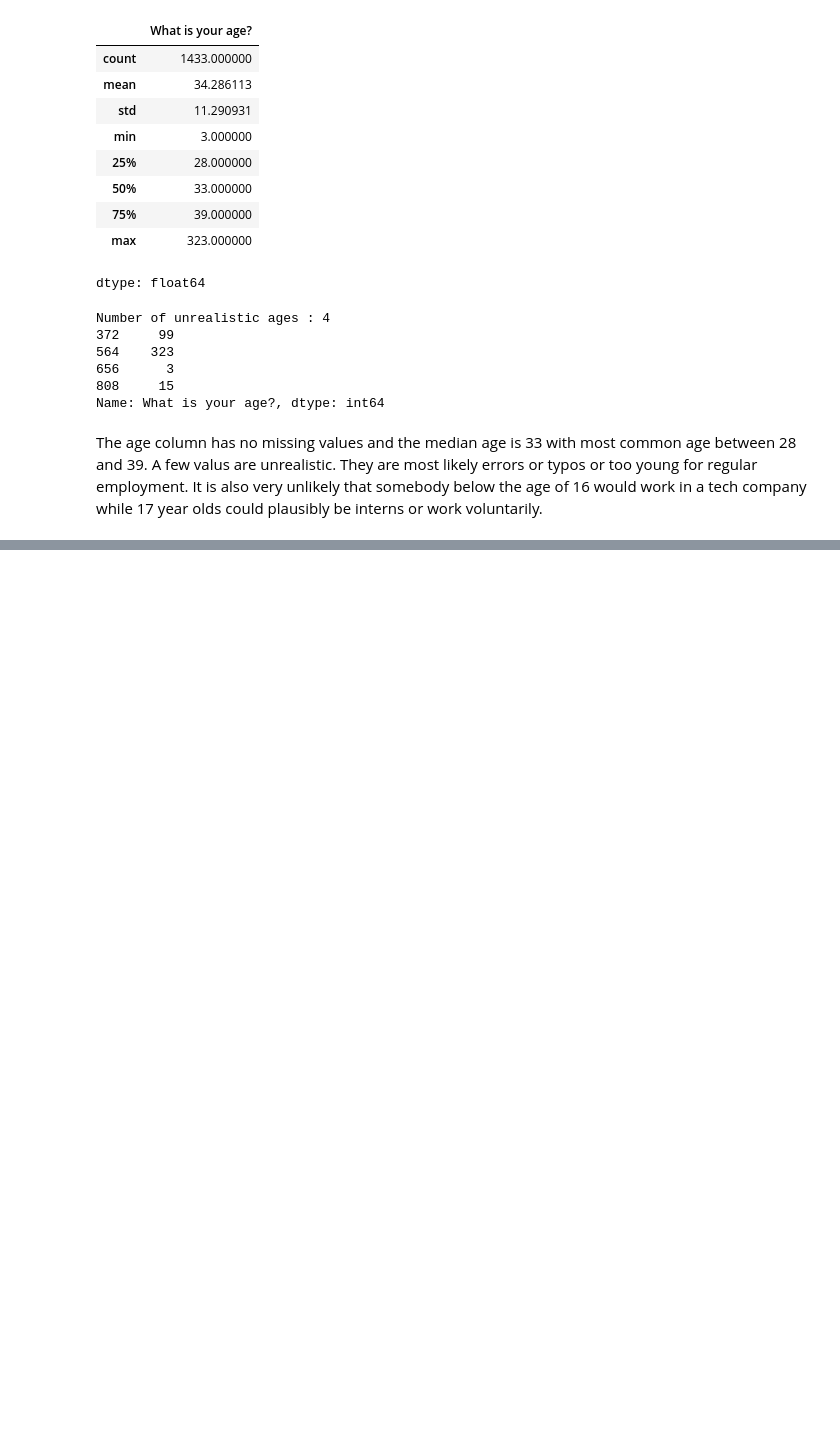
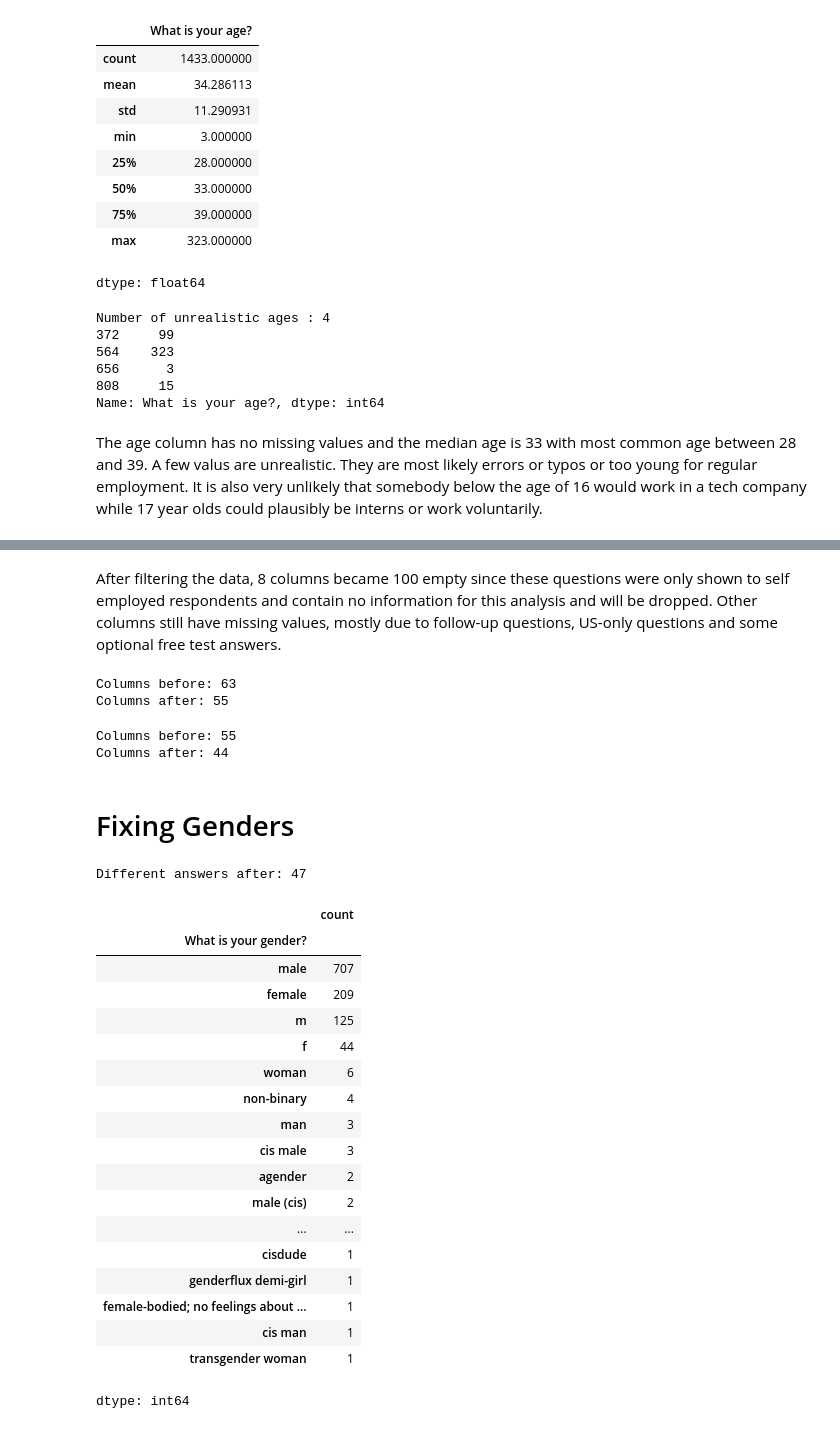
Before and after one commit to faisalhamza909-blip/mental-health-clustering-case-study-, a Jupyter notebook: mental_health_case_study.ipynb, the cells around one changed output, grey strips where cells are left out. Saved outputs shown, nothing was run; the diff lists cells and outputs as text; code cells hidden in the pictures; blank space fills up the shorter version.

```diff
--- a/mental_health_case_study.ipynb
+++ b/mental_health_case_study.ipynb
@@ -144,0 +169,6 @@ The age column has no missing values and the median age is 33 with most common a
+# %%
+is_employee = df['Are you self-employed?'] == 0
+df_clean = df[is_employee].copy()
+print(f"Rows before: {len(df)}")
+print(f"Rows after: {len(df_clean)}")
+print(f"self-employed: {len(df)-len(df_clean)}")
@@ -144,0 +181,10 @@ The age column has no missing values and the median age is 33 with most common a
+# %%
+missing_values = df_clean.isnull()
+mean_of_missing_values = missing_values.mean()
+missing_percentage = mean_of_missing_values * 100
+# print(missing_percentage)
+missing_percentage = missing_percentage.sort_values(ascending=False)
+# print(missinng_percentage.head(15).round(1))
+empty_columns = missing_percentage[missing_percentage == 100]
+print(f"Columns that are now 100% empty: {len(empty_columns)}")
+missing_percentage[missing_percentage>0].round(1)
@@ -144,0 +211,59 @@ The age column has no missing values and the median age is 33 with most common a
+# %% [markdown]
+After filtering the data, 8 columns became 100 empty since these questions were only shown to self employed respondents and contain no information for this analysis and will be dropped. Other columns still have missing values, mostly due to follow-up questions, US-only questions and some optional free test answers.
+# %%
+columns_to_drop = empty_columns.index
+df_clean = df_clean.drop(columns=columns_to_drop)
+print(f"Columns before: {df.shape[1]}")
+print(f"Columns after: {df_clean.shape[1]}")
+# %% [output]
+Columns before: 63
+Columns after: 55
+# %%
+# df_clean.head()
+other_columns_to_drop = [
+    "Are you self-employed?",
+    "Is your primary role within your company related to tech/IT?",
+    "Why or why not?",
+    "Why or why not?.1",
+    "If maybe, what condition(s) do you believe you have?",
+    "If yes, what condition(s) have you been diagnosed with?",
+    "If so, what condition(s) were you diagnosed with?",
+    "Have your observations of how another individual who discussed a mental health disorder made you less likely to reveal a mental health issue yourself in your current workplace?",
+    "What US state or territory do you live in?",
+    "What US state or territory do you work in?",
+    "What country do you live in?"
+    ]
+print(f"Columns before: {df_clean.shape[1]}")
+df_clean = df_clean.drop(columns=other_columns_to_drop)
+print(f"Columns after: {df_clean.shape[1]}")
+# %% [output]
+Columns before: 55
+Columns after: 44
+# %% [markdown]
+# Fixing Genders
+# %%
+gender_column = "What is your gender?"
+df_clean[gender_column] = df_clean[gender_column].str.strip().str.lower()
+print(f"Different answers after: {df_clean[gender_column].nunique()}")
+df_clean[gender_column].value_counts()
+# %% [output]
+Different answers after: 47
+|  | count |
+| What is your gender? |  |
+| male | 707 |
+| female | 209 |
+| m | 125 |
+| f | 44 |
+| woman | 6 |
+| non-binary | 4 |
+| man | 3 |
+| cis male | 3 |
+| agender | 2 |
+| male (cis) | 2 |
+| ... | ... |
+| cisdude | 1 |
+| genderflux demi-girl | 1 |
+| female-bodied; no feelings about ... | 1 |
+| cis man | 1 |
+| transgender woman | 1 |
+dtype: int64
```
Also changed, not shown: parts of 25 cells of this notebook.
